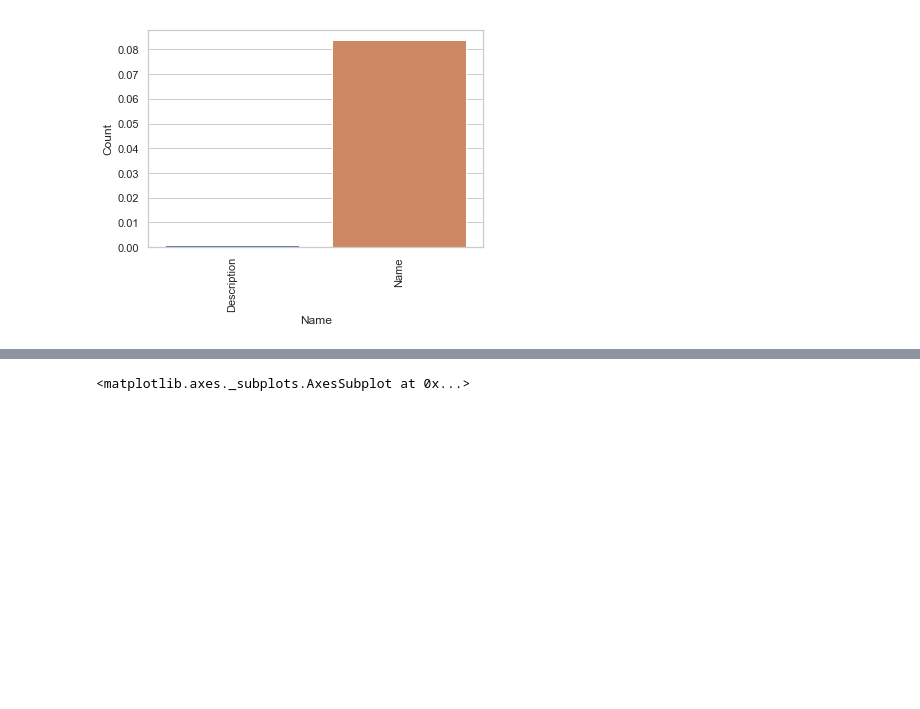
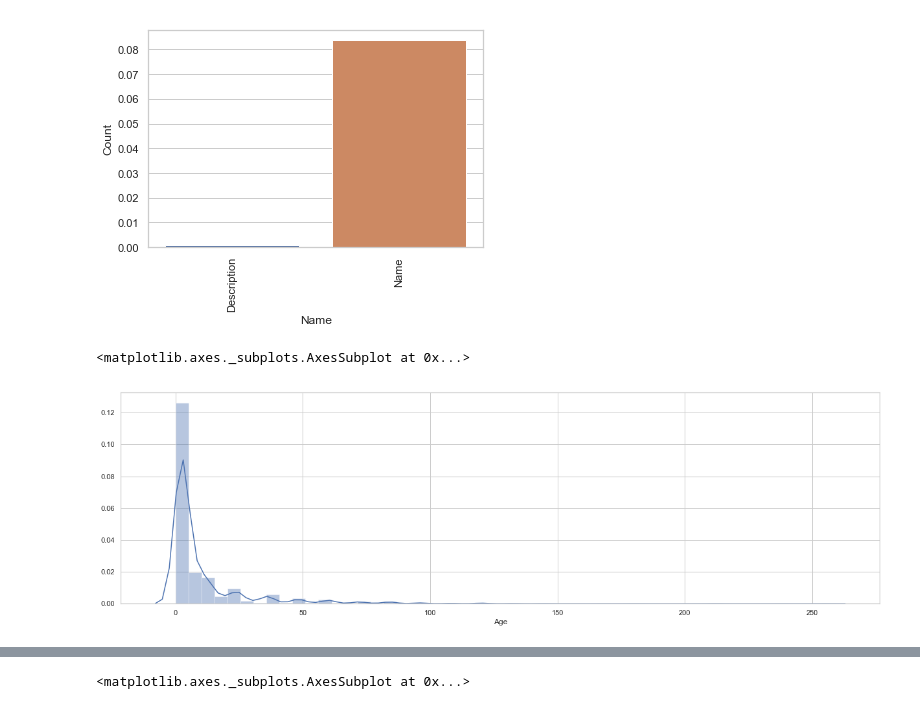
Before and after one commit to anuuu16/PetFinder, a Jupyter notebook: dataExploration.ipynb, the cells around one changed output, grey strips where cells are left out. Cells and saved outputs as stored; diff of their text form; code cells hidden in the pictures; blank space fills up the shorter version.

```diff
--- a/dataExploration.ipynb
+++ b/dataExploration.ipynb
@@ -193,3 +205,10 @@ plt.xticks(rotation = 90)
 plt.show()
 # %% [output]
 [figure]
+# %%
+# Checking Age Distribution
+f, ax = plt.subplots(figsize=(21, 6))
+sns.distplot(train.Age, ax=ax)
+# %% [output]
+<matplotlib.axes._subplots.AxesSubplot at 0x...>
+[figure, added]
```
Also changed, not shown: parts of 22 cells of this notebook.
